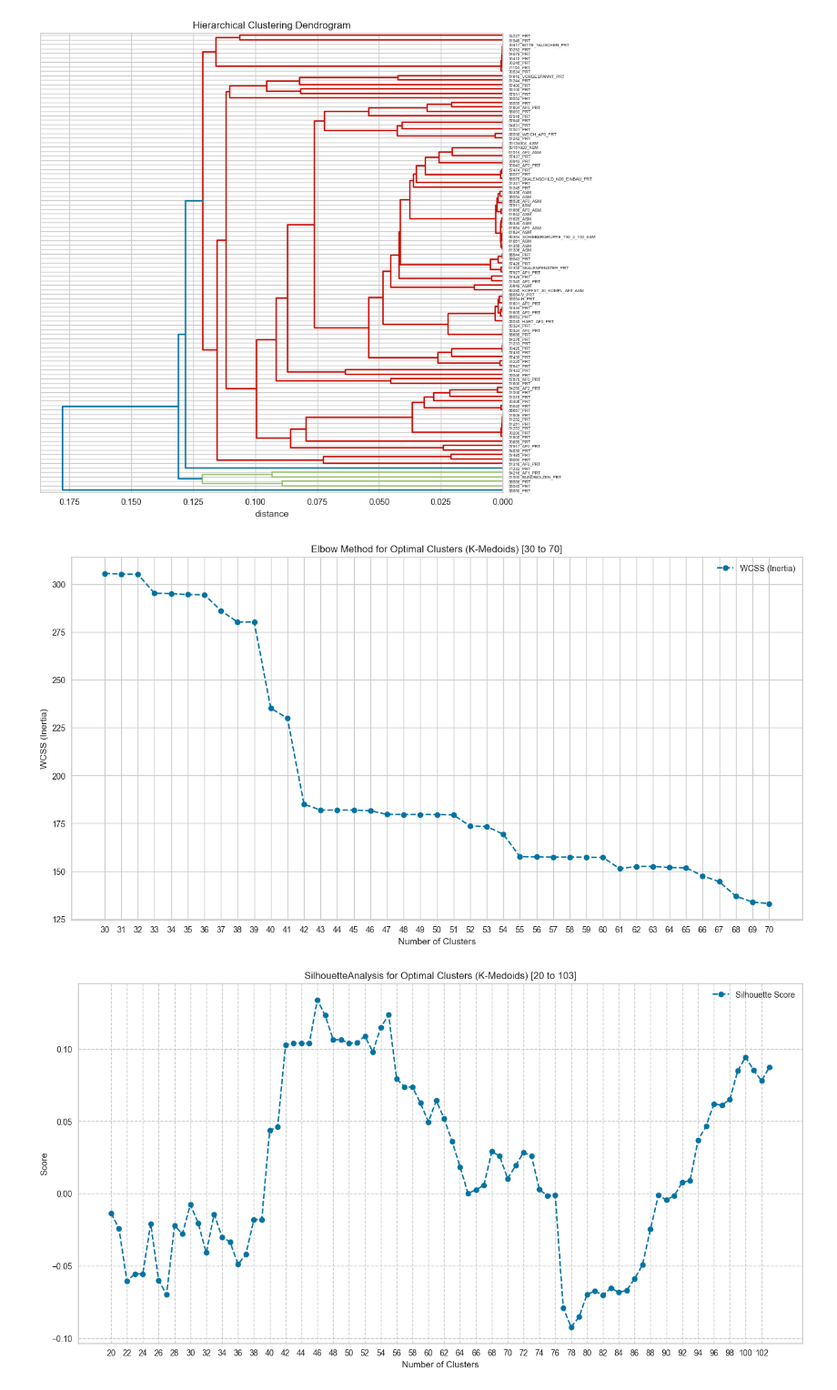
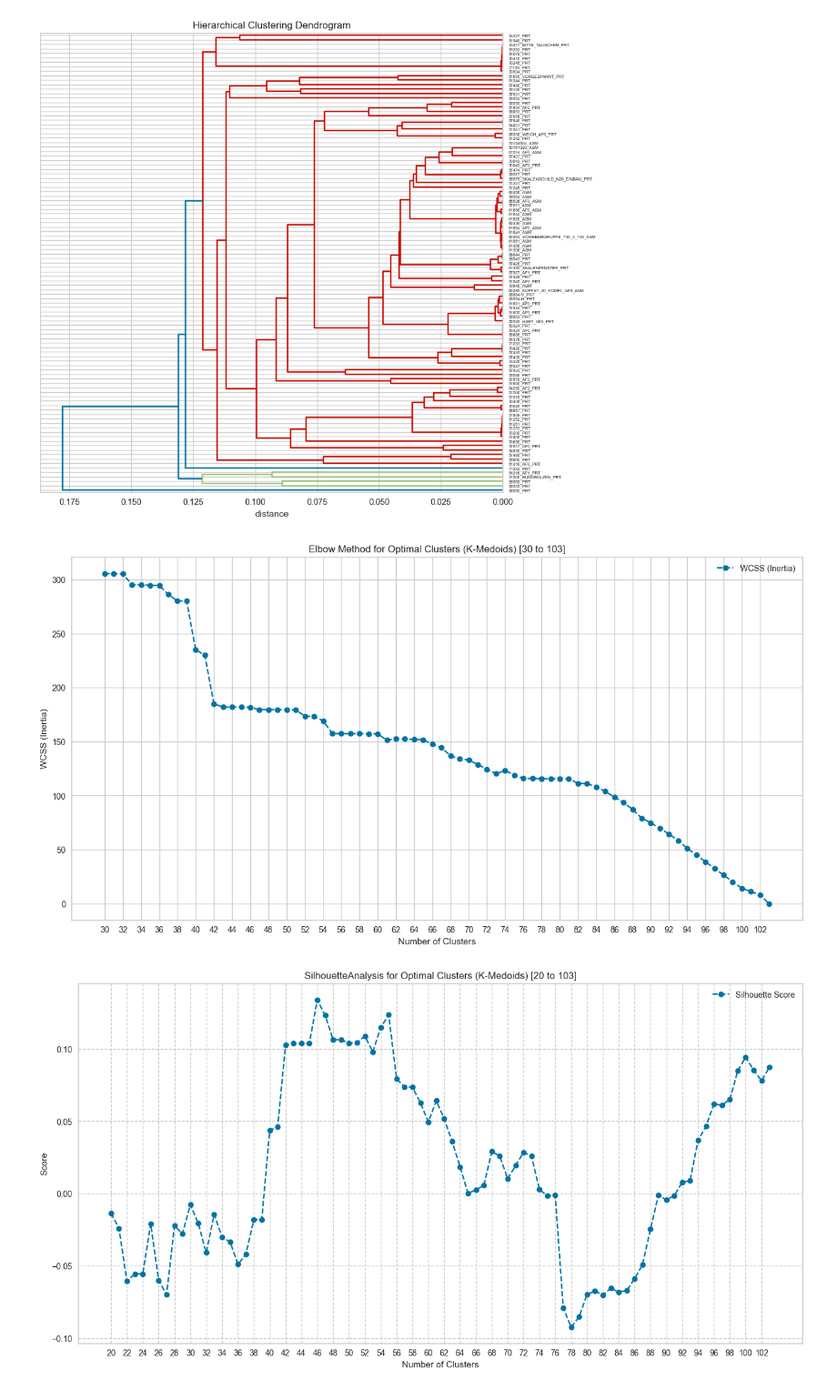
Before and after one commit to bunnekas/prevelop, a Jupyter notebook: notebooks/prevelop_stahlwille.ipynb, the cells around one changed output. Shown at 91% size. Drawn from its saved outputs; the diff is of its cells as text; code cells hidden in the pictures.

```diff
--- a/notebooks/prevelop_stahlwille.ipynb
+++ b/notebooks/prevelop_stahlwille.ipynb
@@ -7,12 +7,7 @@ file = '/Users/kaspar/Documents/FIR/Prevelop/data/Simus/csvfolding-2025-02-26_16
 # %%
 ### load cad-data
 # for cad-data received from SIMUS, apply the following cleaning steps
-num_columns = ['Volumen','L','B','H','Da max.','Di min.','Lrot','Gesamtanzahl Bohrungen','Anzahl Außenabsätze',
-               'Gesamtanzahl Eindrehungen außen','Gesamtanzahl Eindrehungen innen','Fasenbreite rechts',
-               'Endenwinkel rechts','Anzahl Innenabsätze']
-cat_columns = ['Klasse','Eindrehungsart außen','Eindrehungsanordnung außen','Absatzform','Bohrungsanordnung',
-               'Anbringung Bohrungsanordnung','Bohrungsart','Ende rechts','Innenform']
-data, num_columns, cat_columns = preparation.load_simus_data(file, num_columns, cat_columns)
+data, num_columns, cat_columns = preparation.load_simus_data(file)
 # %%
 data
 # %% [output]
@@ -143,9 +138,9 @@ clustering.plot_dendrogram(distance_matrix, labels=data.index, orientation='left
 [figure]
 # %%
 ### find clusters with k-medoids and apply elbow and shilouette method
-clustering.elbow_plot_kmedoids(data_preprocessed, 30, 70)
+clustering.elbow_plot_kmedoids(data_preprocessed, 30, 103)
 # %% [output]
-[figure, old version]
+[figure, new version]
 # %%
 ### show the silhouette plot
 clustering.silhouette_score_kmedoids(data_preprocessed, 20, 103)
```
Also changed, not shown: parts of 2 cells of this notebook.
